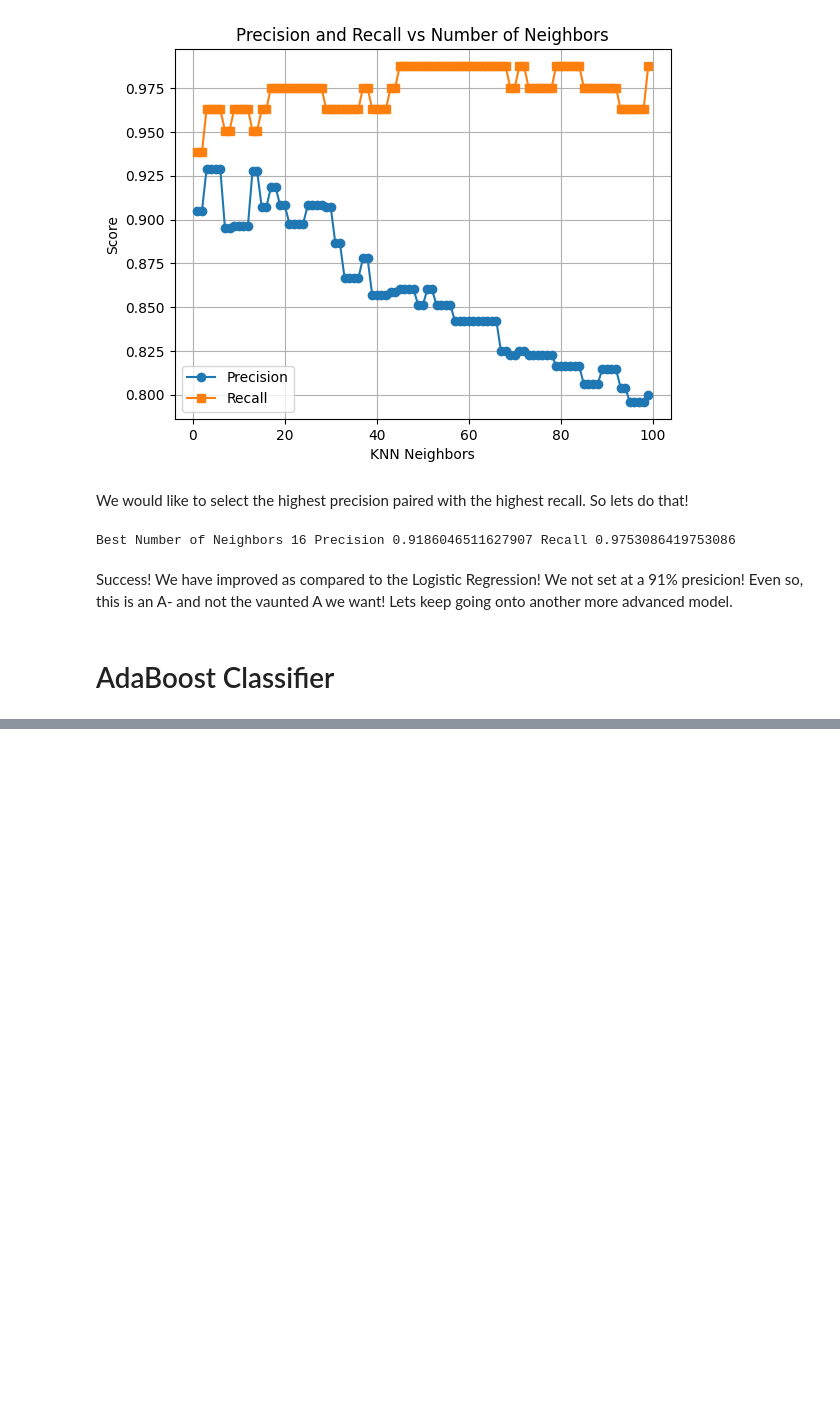
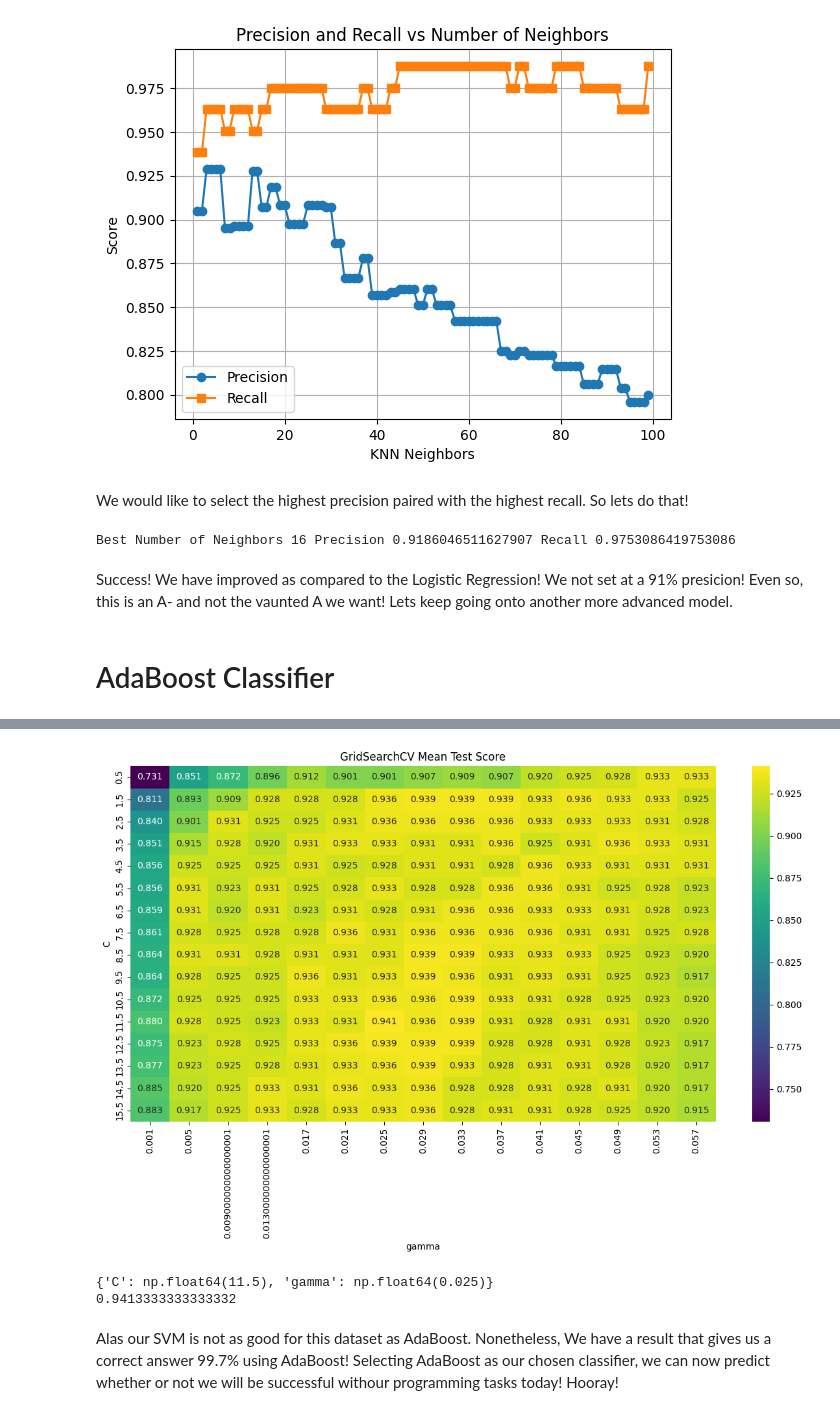
Before and after one commit to dbenusov/CS5622-Final, a Jupyter notebook: CS5622-Final-Coffee.ipynb, the cells around one changed output, grey strips where cells are left out. Saved outputs shown, nothing was run; the diff lists cells and outputs as text; code cells hidden in the pictures; blank space fills up the shorter version.

```diff
--- a/CS5622-Final-Coffee.ipynb
+++ b/CS5622-Final-Coffee.ipynb
@@ -427,0 +469,8 @@ Selecting AdaBoost as our chosen classifier, we can now predict whether or not w
+# %%
+from sklearn.svm import SVC
+from sklearn.model_selection import cross_val_score, GridSearchCV
+
+parameters = {'gamma': np.arange(0.001, 0.06, 0.004),
+              'C': np.arange(0.5, 16, 1)}
+grid = GridSearchCV(SVC(kernel="rbf"), parameters, cv=3)
+grid.fit(data.x_train, data.y_train)
@@ -427,0 +483,31 @@ Selecting AdaBoost as our chosen classifier, we can now predict whether or not w
+# %%
+import seaborn
+
+# Step 4: Extract results
+results = grid.cv_results_
+scores = results['mean_test_score']
+
+# Step 5: Convert to heatmap data
+lr_vals = parameters['C']
+n_est_vals = parameters['gamma']
+
+score_matrix = scores.reshape(len(lr_vals), len(n_est_vals))
+
+# Step 6: Plot heatmap
+plt.figure(figsize=(12, 8))
+seaborn.heatmap(score_matrix, xticklabels=n_est_vals, yticklabels=np.round(lr_vals, 2), cmap="viridis", annot=True, fmt=".3f")
+plt.xlabel('gamma')
+plt.ylabel('C')
+plt.title('GridSearchCV Mean Test Score')
+plt.tight_layout()
+plt.show()
+# %% [output]
+[figure, added]
+# %%
+print(grid.best_params_)
+print(grid.best_score_)
+# %% [output]
+{'C': np.float64(11.5), 'gamma': np.float64(0.025)}
+0.9413333333333332
+# %% [markdown]
+Alas our SVM is not as good for this dataset as AdaBoost. Nonetheless, We have a result that gives us a correct answer 99.7% using AdaBoost! Selecting AdaBoost as our chosen classifier, we can now predict whether or not we will be successful withour programming tasks today! Hooray!
```
Also changed, not shown: parts of 15 cells of this notebook.
